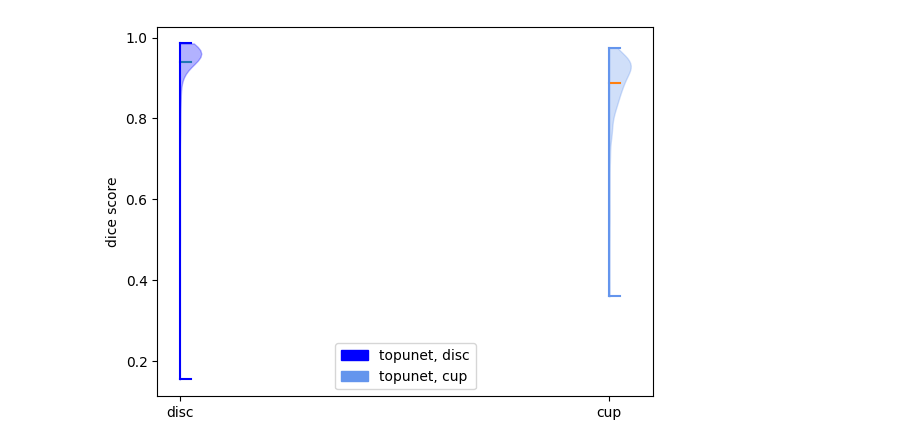
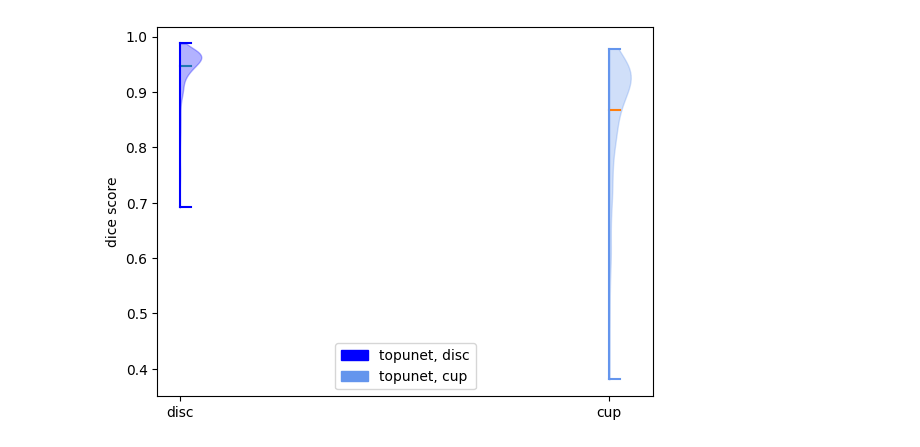
Before and after one commit to mo1333/anatomically_coherent_segmentation, a Jupyter notebook: evaluate.ipynb, the cells around one changed output. Drawn from its saved outputs; the diff is of its cells as text; code cells hidden in the pictures.

Commit message:
evaluation of new log in topunet

```diff
--- a/evaluate.ipynb
+++ b/evaluate.ipynb
@@ -12,5 +16,5 @@ import matplotlib.patches as mpatches
 # %%
-experiments_of_interest = ["2024_08_29__14_28_57_topunet_newlog_test"]
+experiments_of_interest = ["2024_08_29__14_28_57_topunet_newlog_test/"]
 experiments_labels = ["topunet", "topunet", "topological loss, very narrow"]
 experiments_colors = [("b", "cornflowerblue"), ("green", "limegreen"), ("orangered", "coral")]
 exp_paths = ["experiments/" + name for name in experiments_of_interest]
@@ -52,3 +21,17 @@ exp_paths = ["experiments/" + name for name in experiments_of_interest]
+# %%
+dataset="validation"
+
+with open(exp_paths[0] + dataset + "_dice.pickle", "rb") as handle:
+    dices = pickle.load(handle)
+
+with open(exp_paths[0] + dataset + "_hausdorff.pickle", "rb") as handle:
+    hauss = pickle.load(handle)
+
+with open(exp_paths[0] + dataset + "_diameters.pickle", "rb") as handle:
+    diameters = pickle.load(handle)
+
+cdr_label = np.array([diameters["label"][0][i] / diameters["label"][1][i] for i in range(len(diameters["label"][0]))])
+cdr_pred = np.array([diameters["pred"][0][i] / diameters["pred"][1][i] for i in range(len(diameters["label"][0]))])
 # %%
 patches = []
 labels = []
@@ -59,42 +42,106 @@ fig = plt.figure()
 ax = fig.add_subplot()
 
 for i in range(len(experiments_of_interest)):
-    with open(exp_paths[i] + "/test_dice.pickle", "rb") as handle:
-        data = pickle.load(handle)
-    violin = ax.violinplot(data[1],
+    violin = ax.violinplot(dices[1],
                             positions = [0 + shift_factor*i],
                             widths=width,
                             showmeans=True,
                             side="high")
 
     for pc in violin['bodies']:
         pc.set_facecolor(experiments_colors[i][0])
         pc.set_edgecolor(experiments_colors[i][0])
     for partname in ('cbars','cmins','cmaxes'):
         vp = violin[partname]
         vp.set_edgecolor(experiments_colors[i][0])
     patches.append(mpatches.Patch(color=experiments_colors[i][0]))
     labels.append(experiments_labels[i] + ", disc")
 
-    violin = ax.violinplot(data[0],
+    violin = ax.violinplot(dices[0],
                             positions = [1 + i*shift_factor],
                             widths=width,
                             showmeans=True,
                             side="high")
     for pc in violin['bodies']:
         pc.set_facecolor(experiments_colors[i][1])
         pc.set_edgecolor(experiments_colors[i][1])
     for partname in ('cbars','cmins','cmaxes'):
         vp = violin[partname]
         vp.set_edgecolor(experiments_colors[i][1])
     patches.append(mpatches.Patch(color=experiments_colors[i][1]))
     labels.append(experiments_labels[i] + ", cup")
 ax.set_xticks([0, 1], ["disc", "cup"])
 plt.ylabel("dice score")
 plt.legend(patches, labels, loc=8) # loc 4 ... lower center
 plt.show()
 
-print(np.mean(data[0]))
-print(np.mean(data[1]))
+patches = []
+labels = []
+width = 0.1
+shift_factor = width*1.1
+
+fig = plt.figure()
+ax = fig.add_subplot()
+
+for i in range(len(experiments_of_interest)):
+    violin = ax.violinplot(hauss[1],
+                            positions = [0 + shift_factor*i],
+                            widths=width,
+                            showmeans=True,
+                            side="high")
+
+    for pc in violin['bodies']:
+        pc.set_facecolor(experiments_colors[i][0])
+        pc.set_edgecolor(experiments_colors[i][0])
+    for partname in ('cbars','cmins','cmaxes'):
+        vp = violin[partname]
+        vp.set_edgecolor(experiments_colors[i][0])
+    patches.append(mpatches.Patch(color=experiments_colors[i][0]))
+    labels.append(experiments_labels[i] + ", disc")
+
+    violin = ax.violinplot(hauss[0],
+                            positions = [1 + i*shift_factor],
+                            widths=width,
+                            showmeans=True,
+                            side="high")
+    for pc in violin['bodies']:
+        pc.set_facecolor(experiments_colors[i][1])
+        pc.set_edgecolor(experiments_colors[i][1])
+    for partname in ('cbars','cmins','cmaxes'):
+        vp = violin[partname]
+        vp.set_edgecolor(experiments_colors[i][1])
+    patches.append(mpatches.Patch(color=experiments_colors[i][1]))
+    labels.append(experiments_labels[i] + ", cup")
+ax.set_xticks([0, 1], ["disc", "cup"])
+plt.ylabel("hausdorff distance")
+plt.legend(patches, labels, loc=8) # loc 4 ... lower center
+plt.show()
+
+patches = []
+labels = []
+width = 0.1
+shift_factor = width*1.1
+
+fig = plt.figure()
+ax = fig.add_subplot()
+
+for i in range(len(experiments_of_interest)):
+    violin = ax.violinplot(np.abs(cdr_label - cdr_pred),
+                            positions = [0 + shift_factor*i],
+                            widths=width,
+                            showmeans=True,
+                            side="high")
+
+    for pc in violin['bodies']:
+        pc.set_facecolor(experiments_colors[i][0])
+        pc.set_edgecolor(experiments_colors[i][0])
+    for partname in ('cbars','cmins','cmaxes'):
+        vp = violin[partname]
+        vp.set_edgecolor(experiments_colors[i][0])
+    patches.append(mpatches.Patch(color=experiments_colors[i][0]))
+    labels.append(experiments_labels[i])
+plt.ylabel("distance of cdrs")
+plt.legend(patches, labels, loc=8) # loc 4 ... lower center
+plt.show()
 # %% [output]
-[figure, old version]
+[figure, new version]
```
Also changed, not shown: parts of 3 cells of this notebook.
